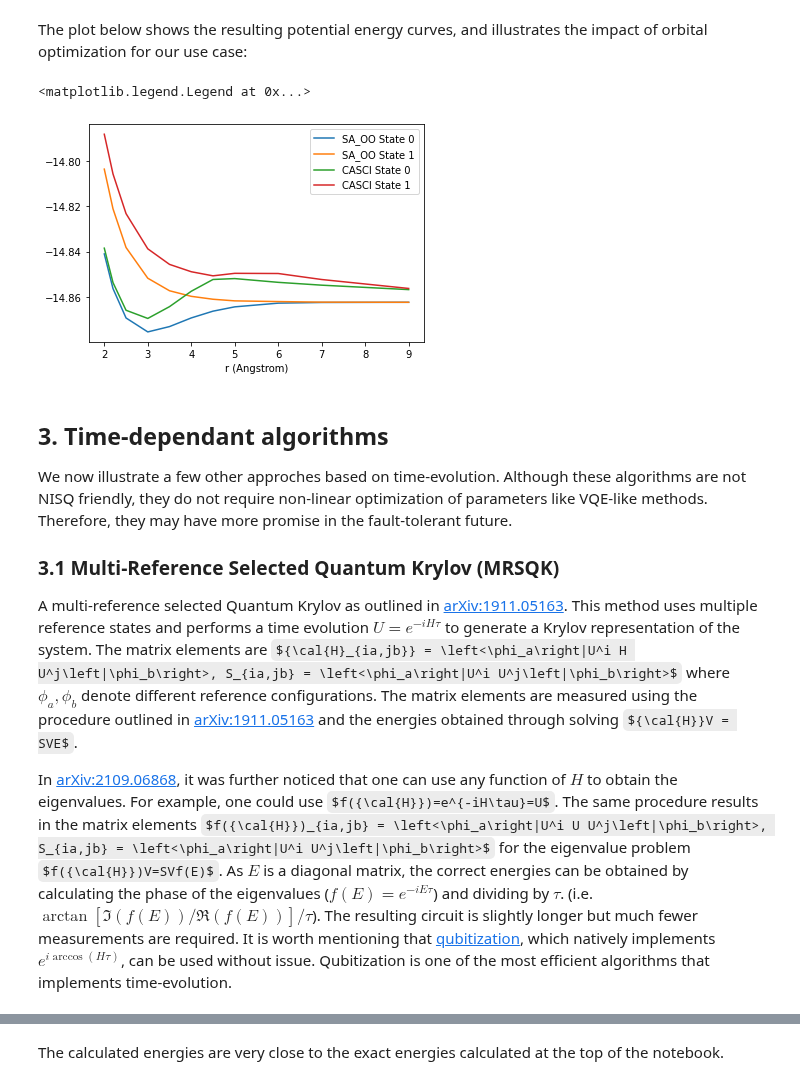
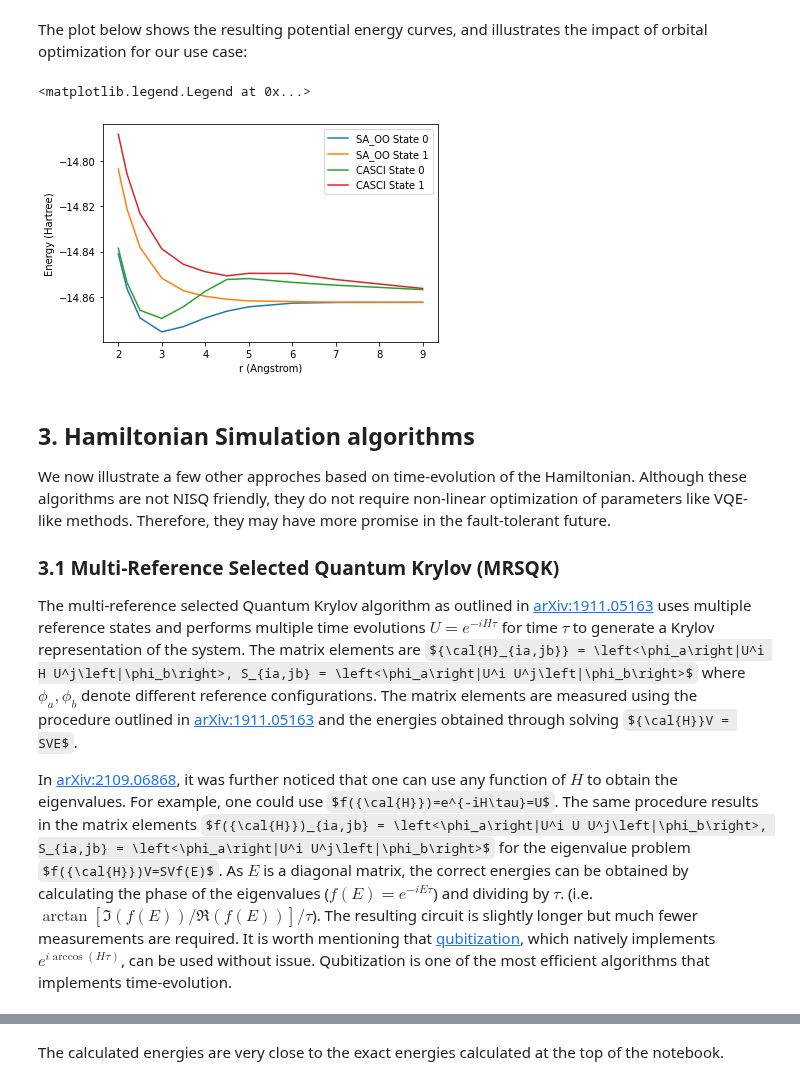
Before and after one commit to sandbox-quantum/Tangelo, a Jupyter notebook: examples/excited_states.ipynb, the cells around one changed output, grey strips where cells are left out. Saved outputs shown, nothing was run; the diff lists cells and outputs as text; code cells hidden in the pictures; some formulas as TeX source.

```diff
--- a/examples/excited_states.ipynb
+++ b/examples/excited_states.ipynb
@@ -325,22 +350,23 @@ for state in vqe_solver.ref_states:
     ref_svs.append(sv)
 
 # Generate Equation (2) using equation (4) and (5) of arXiv:1901.01234
-h_theta_theta = np.zeros((3,3))
+h_theta_theta = np.zeros((len(ref_svs), len(ref_svs)))
 for i, sv1 in enumerate(ref_svs):
     for j, sv2 in enumerate(ref_svs):
         if i != j:
             sv_plus = (sv1 + sv2)/np.sqrt(2)
             sv_plus = StateVector(sv_plus)
             ref_circ_plus = sv_plus.initializing_circuit()
+            exp_plus = vqe_solver.backend.get_expectation_value(vqe_solver.qubit_hamiltonian, ref_circ_plus + vqe_solver.optimal_circuit)
+
             sv_minus = (sv1 - sv2)/np.sqrt(2)
             sv_minus = StateVector(sv_minus)
             ref_circ_minus = sv_minus.initializing_circuit()
-            exp_plus = vqe_solver.backend.get_expectation_value(vqe_solver.qubit_hamiltonian, ref_circ_plus + vqe_solver.optimal_circuit)
             exp_minus = vqe_solver.backend.get_expectation_value(vqe_solver.qubit_hamiltonian, ref_circ_minus + vqe_solver.optimal_circuit)
+
             h_theta_theta[i, j] = (exp_plus-exp_minus)/2
         else:
             h_theta_theta[i, j] = vqe_solver.state_energies[i]
 
-e, _ = np.linalg.eigh(h_theta_theta)
-for i, energy in enumerate(e):
-    print(f"Singlet State {i} \t MC-VQE energy = {energy}")
+algorithm_resources["mc_vqe"] = vqe_solver.get_resources()
+algorithm_resources["mc_vqe"]["n_post_terms"] = len(ref_svs)**2*algorithm_resources["mc_vqe"]["qubit_hamiltonian_terms"]
@@ -374,6 +405,8 @@ from tangelo.algorithms.variational import SA_OO_Solver
 # %%
-mol_Li2_nosym = SecondQuantizedMolecule(li2, q=0, spin=0, basis='6-31g(d,p)',
-                                   frozen_orbitals=frozen_orbitals, symmetry=False)
+from tangelo.algorithms.variational import SA_OO_Solver
+
+mol_Li2_nosym = SQMol(li2, q=0, spin=0, basis='6-31g(d,p)',
+                      frozen_orbitals=fo, symmetry=False)
 vqe_options = {"molecule": mol_Li2_nosym, "ref_states": [[1,1,0,0], [1,0,1,0]],
                "weights": [1, 1],
                "qubit_mapping": "jw", "ansatz": BuiltInAnsatze.UpCCGSD, "ansatz_options": {"k": 2}
@@ -383,4 +416,6 @@ vqe_solver.build()
 enernew = vqe_solver.iterate()
 for i, energy in enumerate(vqe_solver.state_energies):
     print(f"State {i} has energy {energy}")
+
+algorithm_resources["sa_oo_vqe"] = vqe_solver.get_resources()
 # %% [output]
@@ -389,8 +424,8 @@ State 1 has energy -14.851789148477783
 # %% [markdown]
 We can compare the `SA_OO_VQE` solution to CASSCF from pyscf and determine that they obtain the same result.
 # %%
-mol_Li2_no_sym_copy = SecondQuantizedMolecule(li2, q=0, spin=0, basis='6-31g(d,p)',
-                                   frozen_orbitals=frozen_orbitals, symmetry=False)
+mol_Li2_no_sym_copy = SQMol(li2, q=0, spin=0, basis='6-31g(d,p)',
+                            frozen_orbitals=fo, symmetry=False)
 mc = mcscf.CASSCF(mol_Li2_no_sym_copy.mean_field, 2, 2).state_average([0.5, 0.5])
 energy = mc.kernel()
 # %% [output]
@@ -438,13 +473,11 @@ casci_eners = list()
 xvals = np.array([2, 2.2, 2.5, 3., 3.5, 4., 4.5, 5., 6., 7., 9.])
 
 for r in xvals:
+    print(f"Computing state-averaged orbital-optimized VQE energy for r={r}")
     li2_xyz = [('Li', (0, 0, 0)),('Li', (r, 0, 0))]
 
-    # VS I do not understand why we are making a copy here.
-    # Does any of the lines modify the second quantized molecule?
-    # Compute reference energy with CASCI
-    mol_Li2_nosym_copy = SecondQuantizedMolecule(li2_xyz, q=0, spin=0, basis='6-31g(d,p)',
-                                                 frozen_orbitals=frozen_orbitals, symmetry=False)
+    mol_Li2_nosym_copy = SQMol(li2_xyz, q=0, spin=0, basis='6-31g(d,p)',
+                               frozen_orbitals=fo, symmetry=False)
     mc = mcscf.CASCI(mol_Li2_nosym_copy.mean_field, 2, 2)
     mc.fcisolver.nroots = 2
     mc.verbose = 0
@@ -452,8 +485,8 @@ for r in xvals:
     casci_eners.append(e[0])
 
     # Compute SA-OO-VQE energy
-    mol_Li2_nosym = SecondQuantizedMolecule(li2_xyz, q=0, spin=0, basis='6-31g(d,p)',
-                                            frozen_orbitals=frozen_orbitals, symmetry=False)
+    mol_Li2_nosym = SQMol(li2_xyz, q=0, spin=0, basis='6-31g(d,p)',
+                          frozen_orbitals=fo, symmetry=False)
     vqe_options = {"molecule": mol_Li2_nosym, "ref_states": [[1, 1, 0, 0], [1, 0, 1, 0]], "tol": 1.e-3,
                    "ansatz": BuiltInAnsatze.UCCGD, "weights": [1, 1], "n_oo_per_iter": 1}
     vqe_solver = SA_OO_Solver(vqe_options)
@@ -465,28 +510,28 @@ The plot below shows the resulting potential energy curves, and illustrates the
 # %%
 import matplotlib.pyplot as plt
 
 sa_oo_eners=np.array(sa_oo_eners)
 casci_eners= np.array(casci_eners)
 
-# VS: TODO, label y axis (quantity, unit)
 fig, ax = plt.subplots()
 ax.plot(xvals, sa_oo_eners[:, 0], label="SA_OO State 0")
 ax.plot(xvals, sa_oo_eners[:, 1], label="SA_OO State 1")
 ax.plot(xvals, casci_eners[:, 0], label="CASCI State 0")
 ax.plot(xvals, casci_eners[:, 1], label="CASCI State 1")
 ax.set_xlabel('r (Angstrom)')
+ax.set_ylabel('Energy (Hartree)')
 ax.legend()
 # %% [output]
 <matplotlib.legend.Legend at 0x...>
-[figure, old version]
+[figure, new version]
 # %% [markdown]
-## 3. Time-dependant algorithms <a class="anchor" id="3"></a>
+## 3. Hamiltonian Simulation algorithms <a class="anchor" id="3"></a>
 
-We now illustrate a few other approches based on time-evolution. Although these algorithms are not NISQ friendly, they do not require non-linear optimization of parameters like VQE-like methods. Therefore, they may have more promise in the fault-tolerant future.
+We now illustrate a few other approches based on time-evolution of the Hamiltonian. Although these algorithms are not NISQ friendly, they do not require non-linear optimization of parameters like VQE-like methods. Therefore, they may have more promise in the fault-tolerant future.
 
 ### 3.1 Multi-Reference Selected Quantum Krylov (MRSQK) <a class="anchor" id="31"></a>
 
-A multi-reference selected Quantum Krylov as outlined in [arXiv:1911.05163](https://arxiv.org/abs/1911.05163). This method uses multiple reference states and performs a time evolution $U = e^{-iH\tau}$ to generate a Krylov representation of the system. The matrix elements are ${\cal{H}_{ia,jb}} = \left<\phi_a\right|U^i H U^j\left|\phi_b\right>, S_{ia,jb} = \left<\phi_a\right|U^i U^j\left|\phi_b\right>$ where $\phi_a, \phi_b$ denote different reference configurations. The matrix elements are measured using the procedure outlined in [arXiv:1911.05163](https://arxiv.org/abs/1911.05163) and the energies obtained through solving ${\cal{H}}V = SVE$.
+The multi-reference selected Quantum Krylov algorithm as outlined in [arXiv:1911.05163](https://arxiv.org/abs/1911.05163) uses multiple reference states and performs multiple time evolutions $U = e^{-iH\tau}$ for time $\tau$ to generate a Krylov representation of the system. The matrix elements are ${\cal{H}_{ia,jb}} = \left<\phi_a\right|U^i H U^j\left|\phi_b\right>, S_{ia,jb} = \left<\phi_a\right|U^i U^j\left|\phi_b\right>$ where $\phi_a, \phi_b$ denote different reference configurations. The matrix elements are measured using the procedure outlined in [arXiv:1911.05163](https://arxiv.org/abs/1911.05163) and the energies obtained through solving ${\cal{H}}V = SVE$.
 
 In [arXiv:2109.06868](https://arxiv.org/abs/2109.06868), it was further noticed that one can use any function of $H$ to obtain the eigenvalues. For example, one could use $f({\cal{H}})=e^{-iH\tau}=U$. The same procedure results in the matrix elements $f({\cal{H}})_{ia,jb} = \left<\phi_a\right|U^i U U^j\left|\phi_b\right>, S_{ia,jb} = \left<\phi_a\right|U^i U^j\left|\phi_b\right>$ for the eigenvalue problem $f({\cal{H}})V=SVf(E)$. As $E$ is a diagonal matrix, the correct energies can be obtained by calculating the phase of the eigenvalues ($f(E)=e^{-iE\tau}$) and dividing by $\tau$. (i.e. $\arctan \left[\Im(f(E))/\Re(f(E)) \right]/\tau$). The resulting circuit is slightly longer but much fewer measurements are required. It is worth mentioning that [qubitization](https://arxiv.org/abs/1610.06546), which natively implements $e^{i \arccos(H\tau)}$, can be used without issue. Qubitization is one of the most efficient algorithms that implements time-evolution.
 # %%
```
Also changed, not shown: parts of 41 cells of this notebook.
